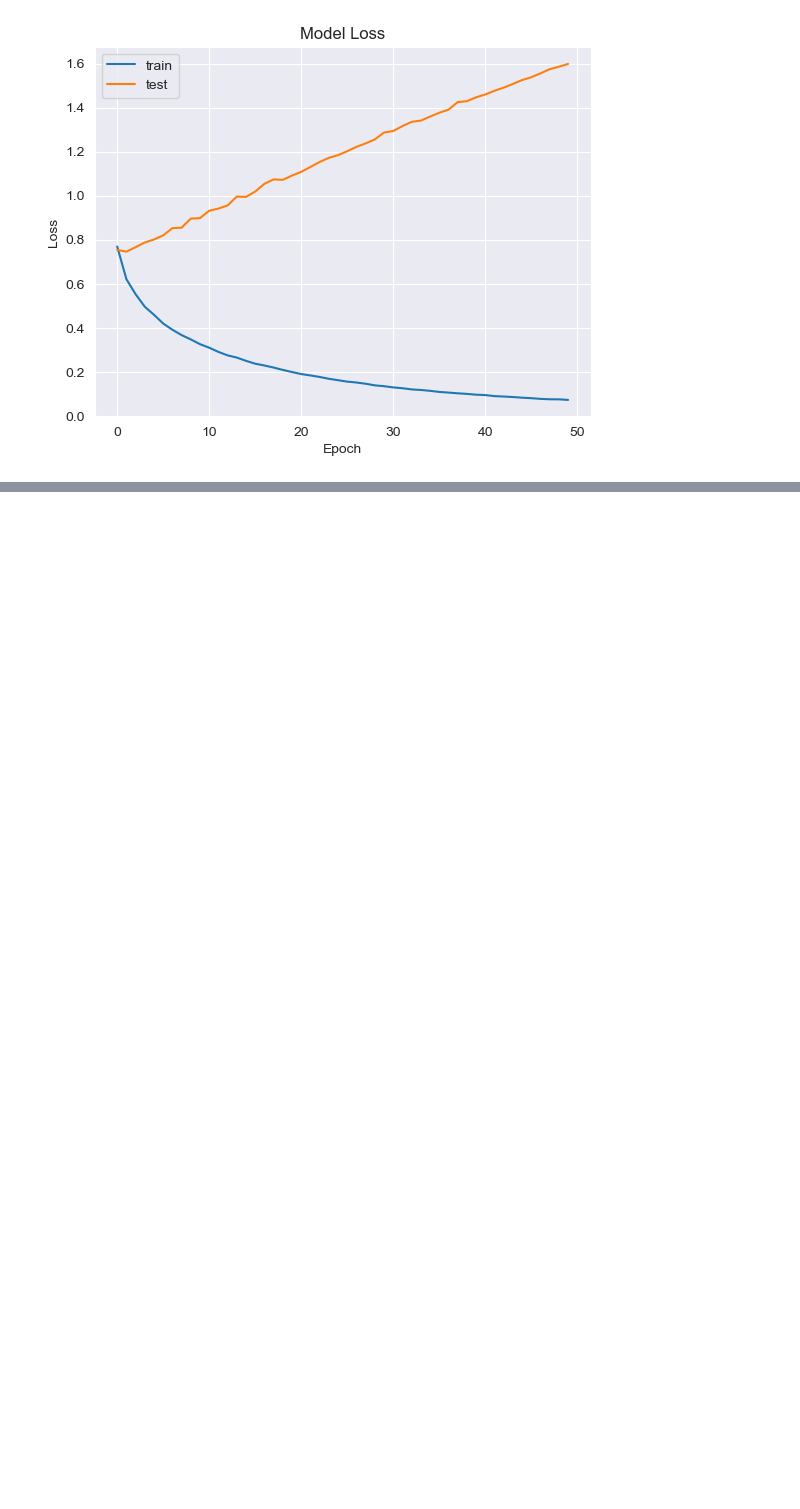
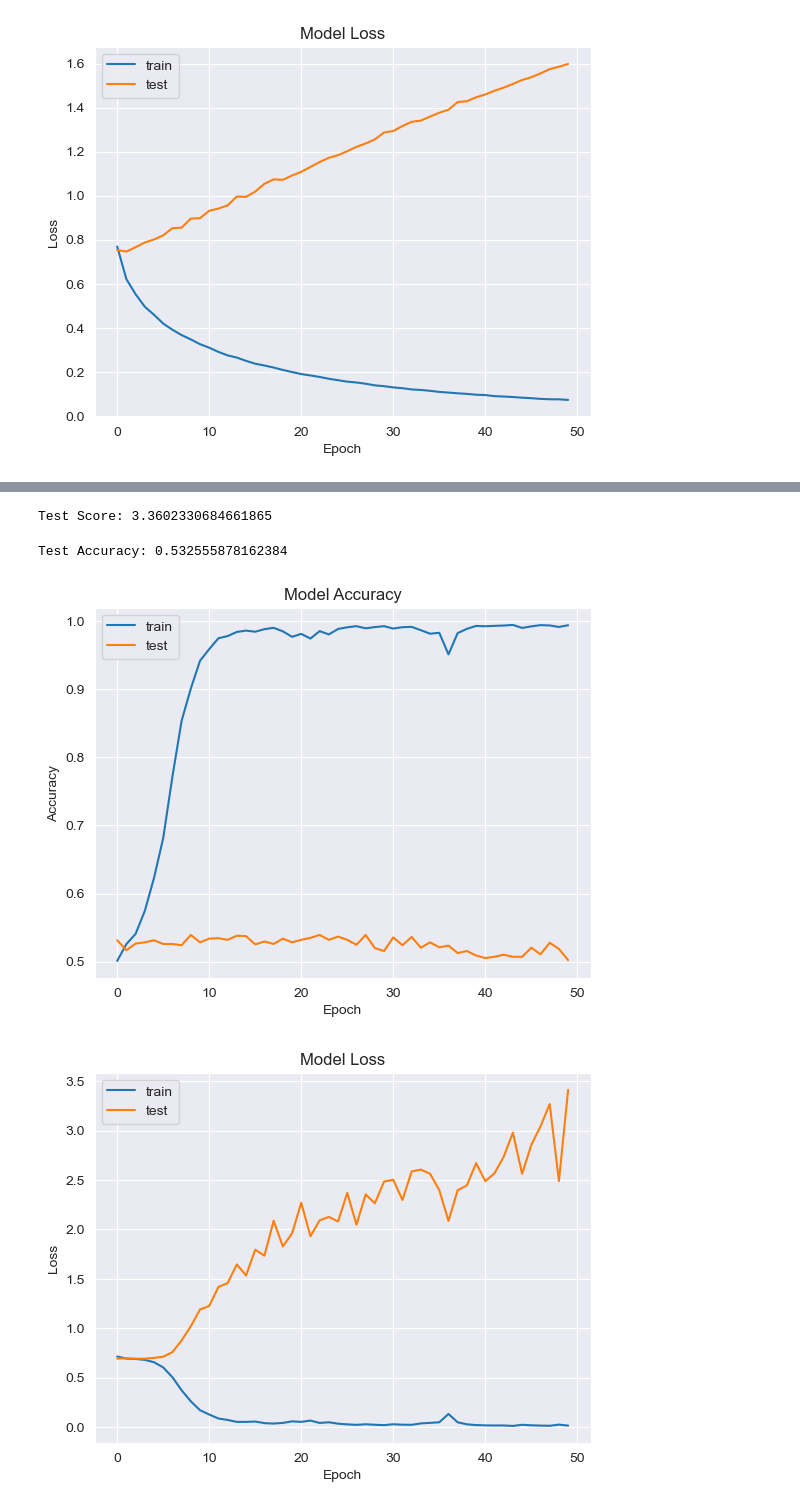
Before and after one commit to Suhas-Neramya/EconoCast, a Jupyter notebook: DataScience/Model/pricePredict.ipynb, the cells around one changed output, grey strips where cells are left out. Drawn from its saved outputs; the diff is of its cells as text; code cells hidden in the pictures; blank space fills up the shorter version.

```diff
--- a/DataScience/Model/pricePredict.ipynb
+++ b/DataScience/Model/pricePredict.ipynb
@@ -230,0 +233,21 @@ plt.show()
+# %%
+from keras.layers import Dropout
+
+cnn_model = Sequential()
+
+embedding_layer = Embedding(vocab_length, 100, weights=[embedding_matrix], input_length=maxlen, trainable=False)
+cnn_model.add(embedding_layer)
+
+cnn_model.add(Conv1D(128, 5, activation='relu'))
+cnn_model.add(GlobalMaxPooling1D())
+
+# Add additional layers
+cnn_model.add(Dense(64, activation='relu'))
+cnn_model.add(Dropout(0.2))
+cnn_model.add(Dense(32, activation='relu'))
+cnn_model.add(Dropout(0.2))
+
+cnn_model.add(Dense(1, activation='sigmoid'))
+# %%
+cnn_model.compile(optimizer='adam', loss='binary_crossentropy', metrics=['acc'])
+print(cnn_model.summary())
@@ -230,0 +272,2 @@ plt.show()
+# %%
+cnn_model_history = cnn_model.fit(X_train, y_train, batch_size=128, epochs=50, verbose=1, validation_split=0.2)
@@ -230,0 +296,31 @@ plt.show()
+# %%
+print("Test Score:", score[0])
+# %% [output]
+Test Score: 3.3602330684661865
+# %%
+print("Test Accuracy:", score[1])
+# %% [output]
+Test Accuracy: 0.532555878162384
+# %%
+import matplotlib.pyplot as plt
+
+plt.plot(cnn_model_history.history['acc'])
+plt.plot(cnn_model_history.history['val_acc'])
+
+plt.title('Model Accuracy')
+plt.ylabel('Accuracy')
+plt.xlabel('Epoch')
+plt.legend(['train', 'test'], loc='upper left')
+plt.show()
+
+plt.plot(cnn_model_history.history['loss'])
+plt.plot(cnn_model_history.history['val_loss'])
+
+plt.title('Model Loss')
+plt.ylabel('Loss')
+plt.xlabel('Epoch')
+plt.legend(['train', 'test'], loc='upper left')
+plt.show()
+# %% [output]
+[figure, added]
+[figure, added]
```
Also changed, not shown: parts of 4 cells of this notebook.
